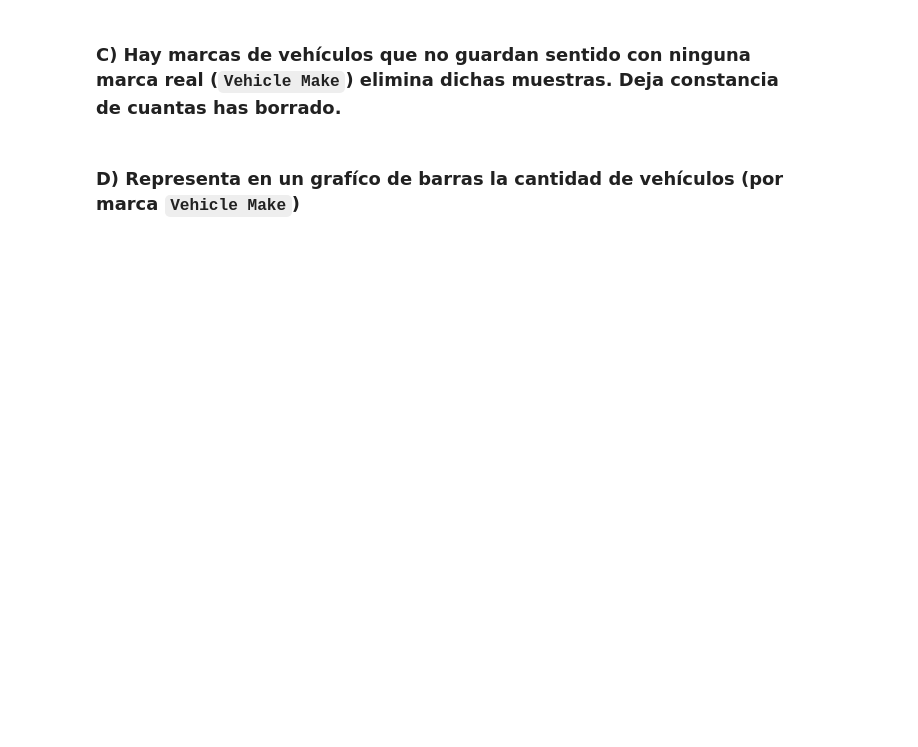
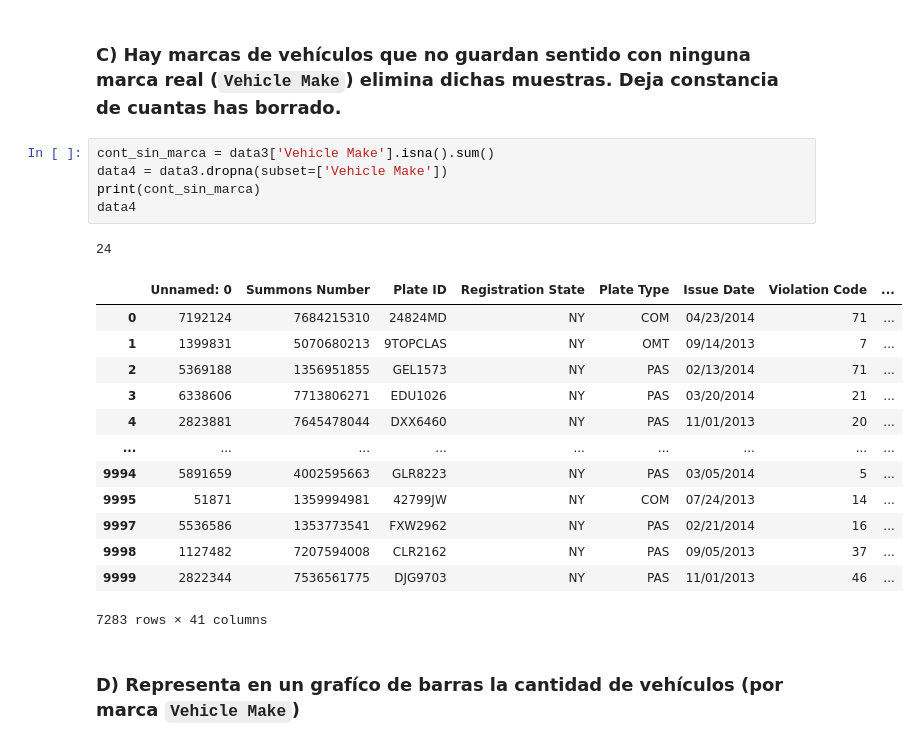
Before and after one commit to rne280/Entrega2_2, a Jupyter notebook: ProyectoPandas_Github.ipynb, the cells around one changed output. Cells and saved outputs as stored; diff of their text form; blank space fills up the shorter version.

```diff
--- a/ProyectoPandas_Github.ipynb
+++ b/ProyectoPandas_Github.ipynb
@@ -16,4 +52,24 @@ Asegurate que es público ya que solo se puede entregar la URL del proyecto en g
 # %% [markdown]
 ### C) Hay marcas de vehículos que no guardan sentido con ninguna marca real (`Vehicle Make`) elimina dichas muestras. Deja constancia de cuantas has borrado.
+# %%
+cont_sin_marca = data3['Vehicle Make'].isna().sum()
+data4 = data3.dropna(subset=['Vehicle Make'])
+print(cont_sin_marca)
+data4
+# %% [output]
+24
+|  | Unnamed: 0 | Summons Number | Plate ID | Registration State | Plate Type | Issue Date | Violation Code | ... |
+| 0 | 7192124 | 7684215310 | 24824MD | NY | COM | 04/23/2014 | 71 | ... |
+| 1 | 1399831 | 5070680213 | 9TOPCLAS | NY | OMT | 09/14/2013 | 7 | ... |
+| 2 | 5369188 | 1356951855 | GEL1573 | NY | PAS | 02/13/2014 | 71 | ... |
+| 3 | 6338606 | 7713806271 | EDU1026 | NY | PAS | 03/20/2014 | 21 | ... |
+| 4 | 2823881 | 7645478044 | DXX6460 | NY | PAS | 11/01/2013 | 20 | ... |
+| ... | ... | ... | ... | ... | ... | ... | ... | ... |
+| 9994 | 5891659 | 4002595663 | GLR8223 | NY | PAS | 03/05/2014 | 5 | ... |
+| 9995 | 51871 | 1359994981 | 42799JW | NY | COM | 07/24/2013 | 14 | ... |
+| 9997 | 5536586 | 1353773541 | FXW2962 | NY | PAS | 02/21/2014 | 16 | ... |
+| 9998 | 1127482 | 7207594008 | CLR2162 | NY | PAS | 09/05/2013 | 37 | ... |
+| 9999 | 2822344 | 7536561775 | DJG9703 | NY | PAS | 11/01/2013 | 46 | ... |
+7283 rows × 41 columns
 # %% [markdown]
 ### D) Representa en un grafíco de barras la cantidad de vehículos (por marca `Vehicle Make`)
```
Also changed, not shown: parts of 5 cells of this notebook, 1 other file.
